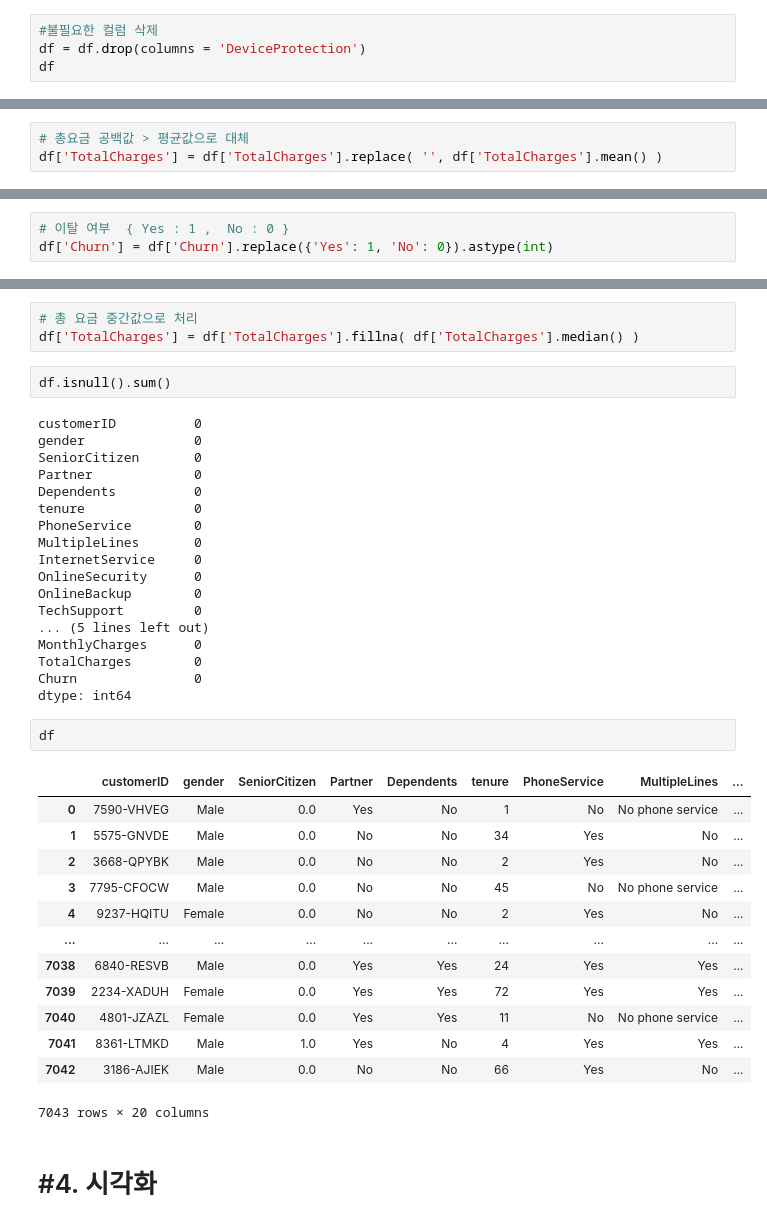
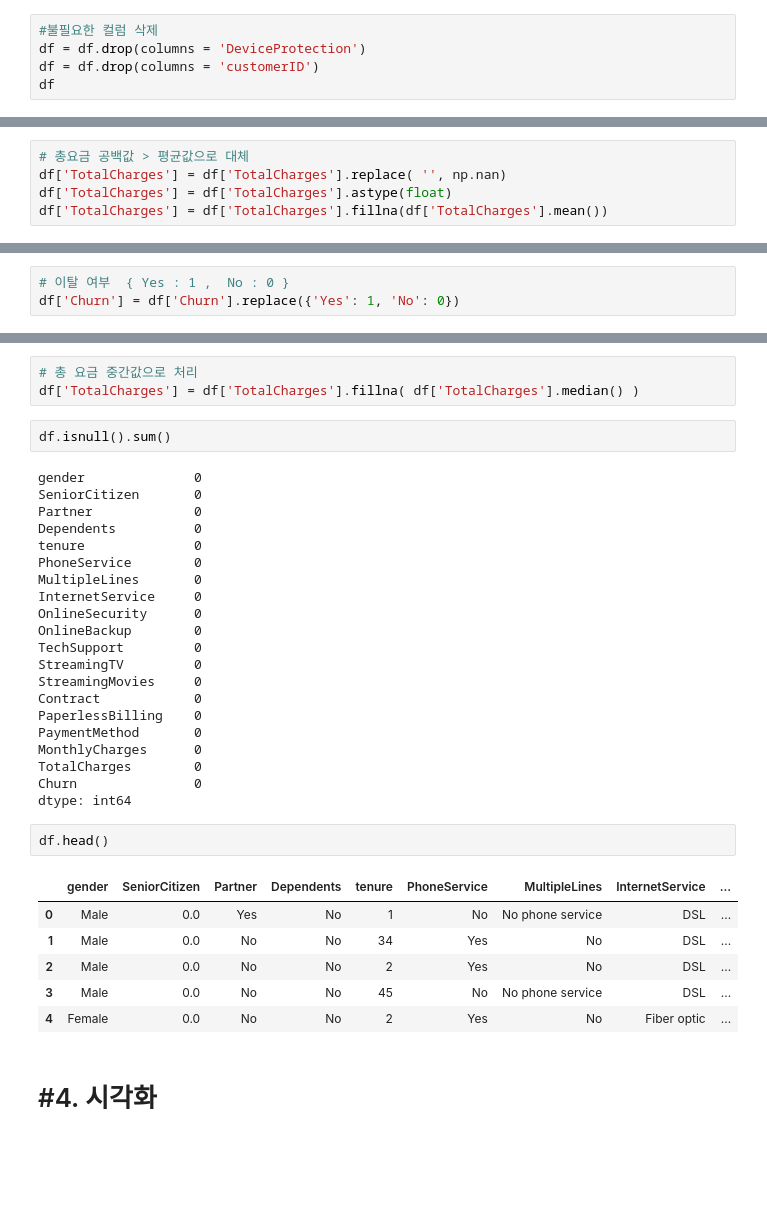
Before and after one commit to gyulin99/hellopython, a Jupyter notebook: 25_파이썬데이터분석_실습_통신사고객이탈.ipynb, the cells around one changed output, grey strips where cells are left out. Saved outputs shown, nothing was run; the diff lists cells and outputs as text; blank space fills up the shorter version.

```diff
--- a/25_파이썬데이터분석_실습_통신사고객이탈.ipynb
+++ b/25_파이썬데이터분석_실습_통신사고객이탈.ipynb
@@ -163,5 +163,6 @@ df.describe()
 # %%
 #불필요한 컬럼 삭제
 df = df.drop(columns = 'DeviceProtection')
+df = df.drop(columns = 'customerID')
 df
 # %% [output]
@@ -193,7 +194,9 @@ has_spaces.sum()
 11
 # %%
 # 총요금 공백값 > 평균값으로 대체
-df['TotalCharges'] = df['TotalCharges'].replace( '', df['TotalCharges'].mean() )
+df['TotalCharges'] = df['TotalCharges'].replace( '', np.nan)
+df['TotalCharges'] = df['TotalCharges'].astype(float)
+df['TotalCharges'] = df['TotalCharges'].fillna(df['TotalCharges'].mean())
 # %%
 # 실수형으로 형변환
 df['TotalCharges'] = df['TotalCharges'].astype(float)
@@ -209,7 +212,7 @@ df['Churn'].dtype
 dtype('O')
 # %%
 # 이탈 여부  { Yes : 1 ,  No : 0 }
-df['Churn'] = df['Churn'].replace({'Yes': 1, 'No': 0}).astype(int)
+df['Churn'] = df['Churn'].replace({'Yes': 1, 'No': 0})
 # %% [markdown]
 ## Null 데이터 확인
 # %%
@@ -266,7 +272,6 @@ df['TotalCharges'] = df['TotalCharges'].fillna( df['TotalCharges'].median() )
 # %%
 df.isnull().sum()
 # %% [output]
-customerID          0
 gender              0
 SeniorCitizen       0
 Partner             0
@@ -278,27 +283,24 @@ InternetService     0
 OnlineSecurity      0
 OnlineBackup        0
 TechSupport         0
-... (5 lines left out)
+StreamingTV         0
+StreamingMovies     0
+Contract            0
+PaperlessBilling    0
+PaymentMethod       0
 MonthlyCharges      0
 TotalCharges        0
 Churn               0
 dtype: int64
 # %%
-df
+df.head()
 # %% [output]
-|  | customerID | gender | SeniorCitizen | Partner | Dependents | tenure | PhoneService | MultipleLines | ... |
-| 0 | 7590-VHVEG | Male | 0.0 | Yes | No | 1 | No | No phone service | ... |
-| 1 | 5575-GNVDE | Male | 0.0 | No | No | 34 | Yes | No | ... |
-| 2 | 3668-QPYBK | Male | 0.0 | No | No | 2 | Yes | No | ... |
-| 3 | 7795-CFOCW | Male | 0.0 | No | No | 45 | No | No phone service | ... |
-| 4 | 9237-HQITU | Female | 0.0 | No | No | 2 | Yes | No | ... |
-| ... | ... | ... | ... | ... | ... | ... | ... | ... | ... |
-| 7038 | 6840-RESVB | Male | 0.0 | Yes | Yes | 24 | Yes | Yes | ... |
-| 7039 | 2234-XADUH | Female | 0.0 | Yes | Yes | 72 | Yes | Yes | ... |
-| 7040 | 4801-JZAZL | Female | 0.0 | Yes | Yes | 11 | No | No phone service | ... |
-| 7041 | 8361-LTMKD | Male | 1.0 | Yes | No | 4 | Yes | Yes | ... |
-| 7042 | 3186-AJIEK | Male | 0.0 | No | No | 66 | Yes | No | ... |
+|  | gender | SeniorCitizen | Partner | Dependents | tenure | PhoneService | MultipleLines | InternetService | ... |
+| 0 | Male | 0.0 | Yes | No | 1 | No | No phone service | DSL | ... |
+| 1 | Male | 0.0 | No | No | 34 | Yes | No | DSL | ... |
+| 2 | Male | 0.0 | No | No | 2 | Yes | No | DSL | ... |
+| 3 | Male | 0.0 | No | No | 45 | No | No phone service | DSL | ... |
+| 4 | Female | 0.0 | No | No | 2 | Yes | No | Fiber optic | ... |
-7043 rows × 20 columns
 # %% [markdown]
 # #4. 시각화
 # %% [markdown]
```
Also changed, not shown: parts of 21 cells of this notebook.
